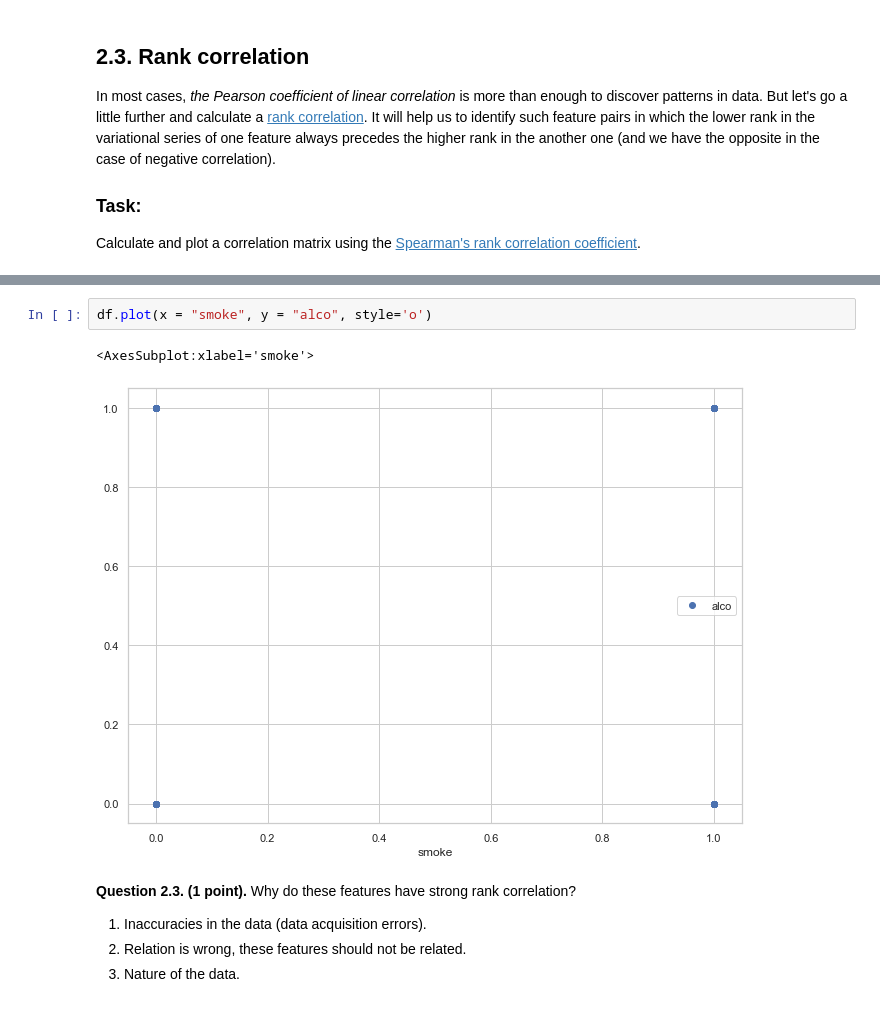
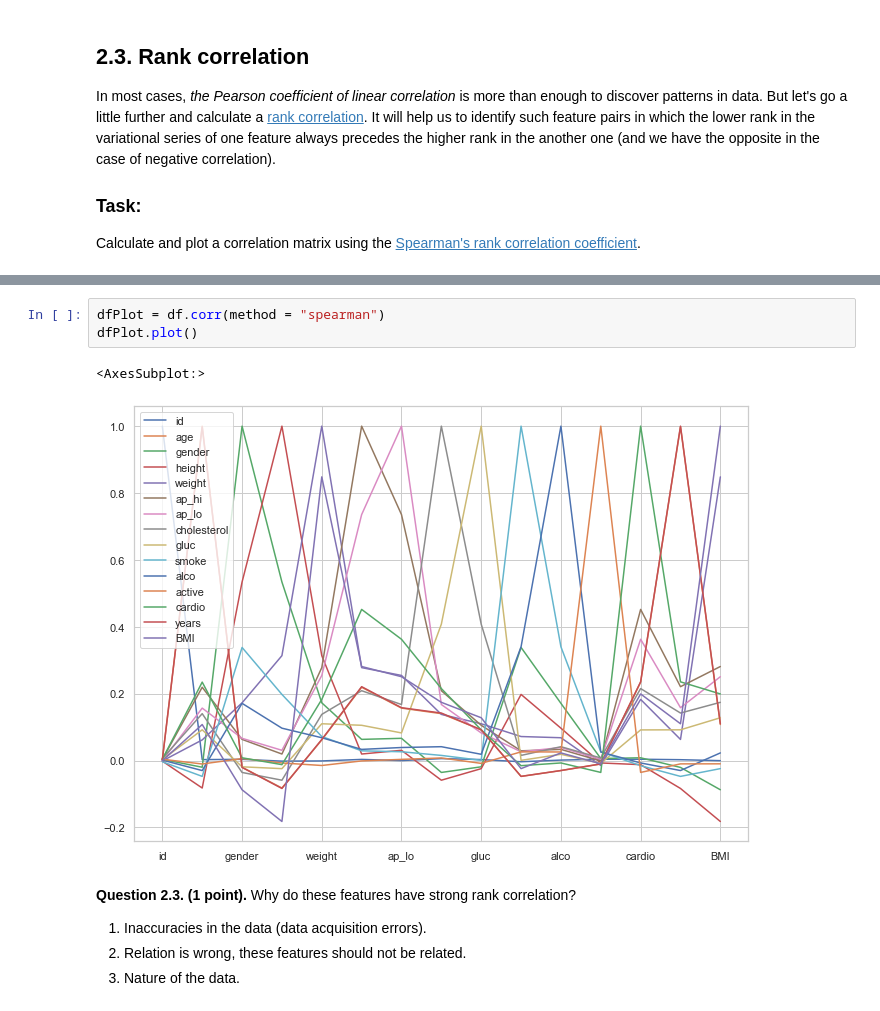
Before and after one commit to OsipovOleg/ml-introduction, a Jupyter notebook: task 1.3.ipynb, the cells around one changed output, grey strips where cells are left out. Cells and saved outputs as stored; diff of their text form.

```diff
--- a/task 1.3.ipynb
+++ b/task 1.3.ipynb
@@ -781,8 +590,9 @@ df.plot(x = "ap_hi", y = "ap_lo", style='o')
-# %%
-df.plot(x = "smoke", y = "alco", style='o')
-# %% [output]
-<AxesSubplot:xlabel='smoke'>
-[figure, removed]
+# %%
+dfPlot = df.corr(method = "spearman")
+dfPlot.plot()
+# %% [output]
+<AxesSubplot:>
+[figure, added]
 # %% [markdown]
 **Question 2.3. (1 point).** Why do these features have strong rank correlation?
 
```
Also changed, not shown: parts of 22 cells of this notebook, 1 other file.
